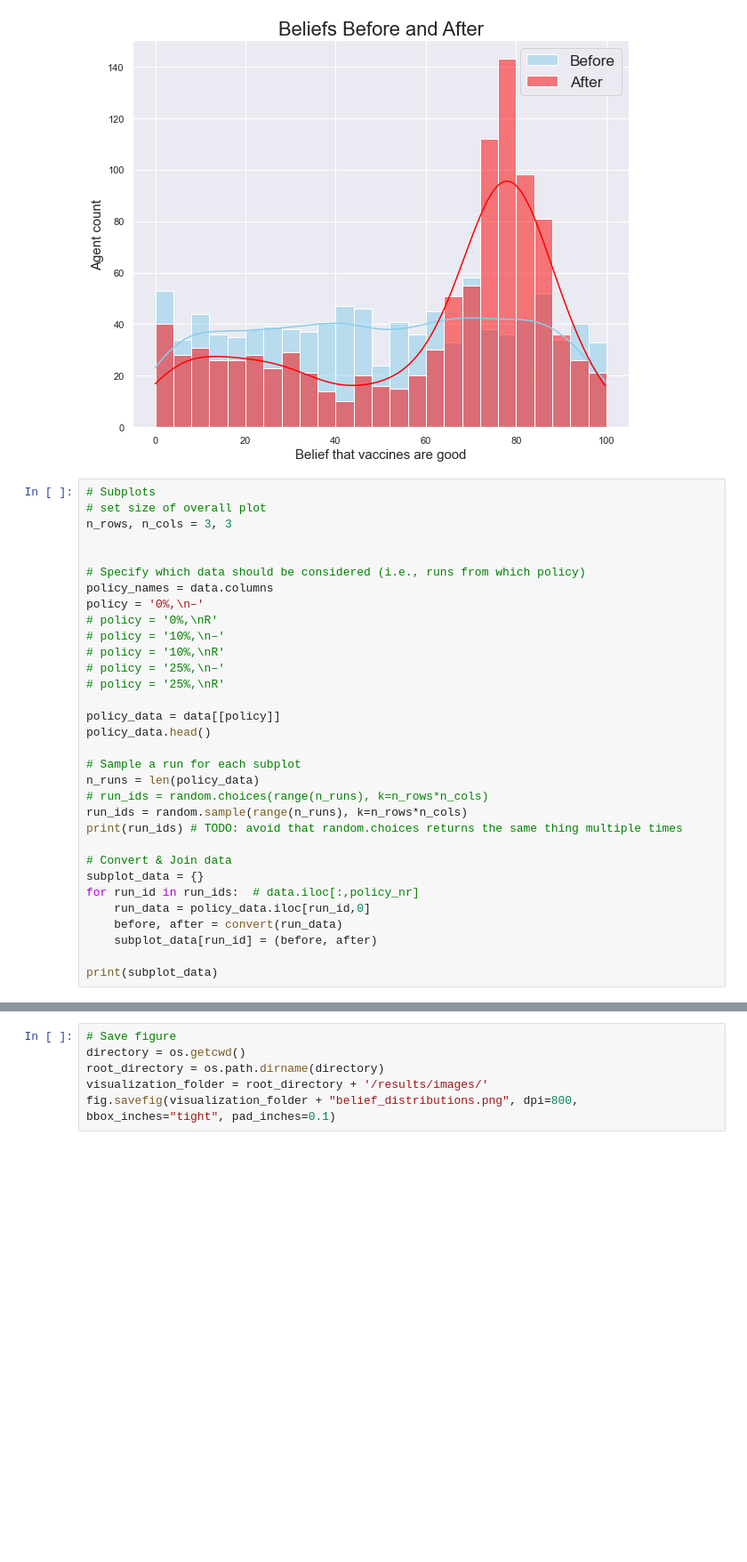
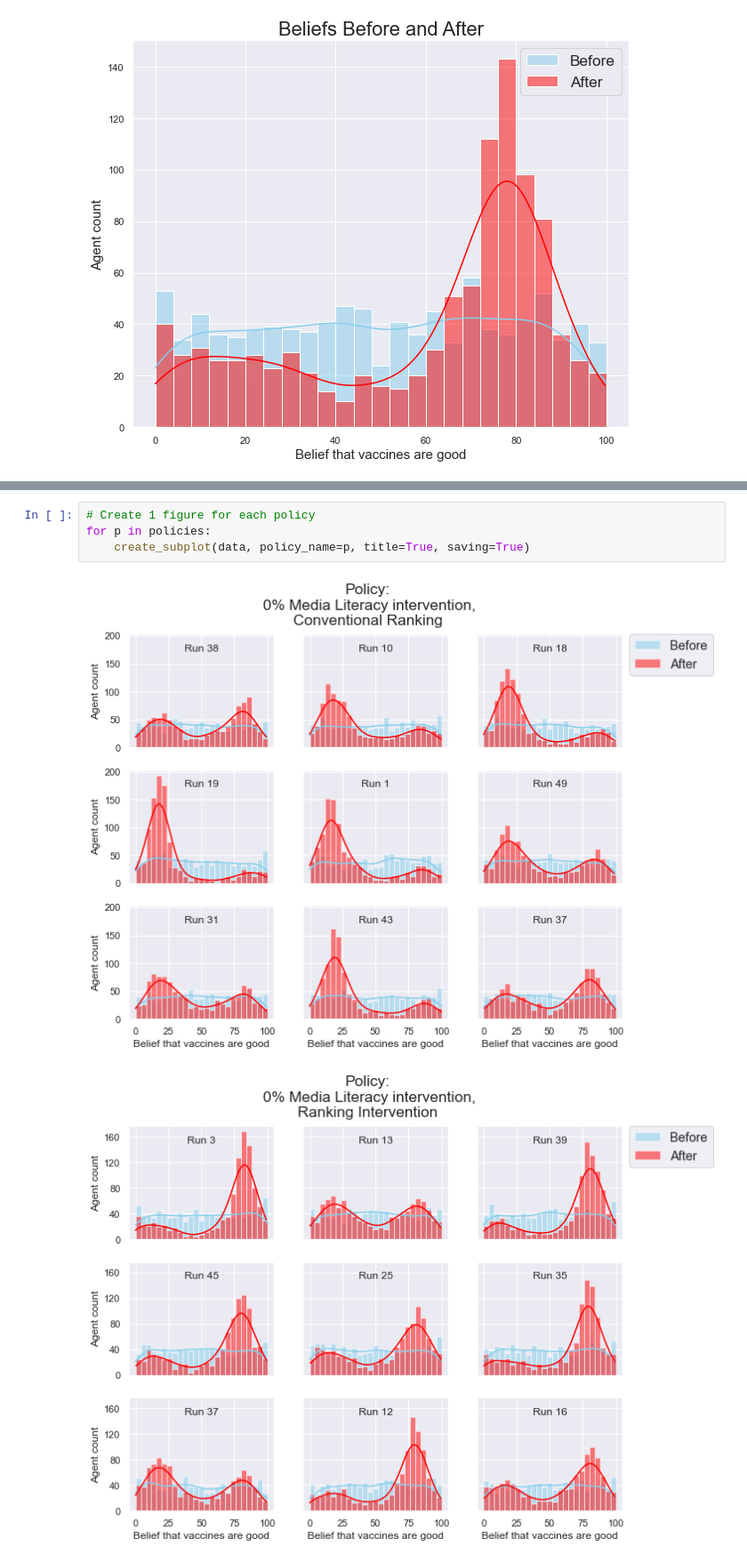
Before and after one commit to felicity-reddel/abm_internship, a Jupyter notebook: notebooks/Viz_Belief_Distributions.ipynb, the cells around one changed output, grey strips where cells are left out. Shown at 89% size. Drawn from its saved outputs; the diff is of its cells as text; blank space fills up the shorter version.

Commit message:
Tidy Viz (e.g., subplotting in function)

```diff
--- a/notebooks/Viz_Belief_Distributions.ipynb
+++ b/notebooks/Viz_Belief_Distributions.ipynb
@@ -141,35 +133,3 @@ plt.title("Beliefs Before and After", fontsize=22)
 plt.show()
 # %% [output]
 [figure]
-# %%
-# Subplots
-# set size of overall plot
-n_rows, n_cols = 3, 3
-
-
-# Specify which data should be considered (i.e., runs from which policy)
-policy_names = data.columns
-policy = '0%,\n–'
-# policy = '0%,\nR'
-# policy = '10%,\n–'
-# policy = '10%,\nR'
-# policy = '25%,\n–'
-# policy = '25%,\nR'
-
-policy_data = data[[policy]]
-policy_data.head()
-
-# Sample a run for each subplot
-n_runs = len(policy_data)
-# run_ids = random.choices(range(n_runs), k=n_rows*n_cols)
-run_ids = random.sample(range(n_runs), k=n_rows*n_cols)
-print(run_ids) # TODO: avoid that random.choices returns the same thing multiple times
-
-# Convert & Join data
-subplot_data = {}
-for run_id in run_ids:  # data.iloc[:,policy_nr]
-    run_data = policy_data.iloc[run_id,0]
-    before, after = convert(run_data)
-    subplot_data[run_id] = (before, after)
-
-print(subplot_data)
@@ -239,6 +216,7 @@ plt.show()
-# %%
-# Save figure
-directory = os.getcwd()
-root_directory = os.path.dirname(directory)
-visualization_folder = root_directory + '/results/images/'
-fig.savefig(visualization_folder + "belief_distributions.png", dpi=800, bbox_inches="tight", pad_inches=0.1)
+# %%
+# Create 1 figure for each policy
+for p in policies:
+    create_subplot(data, policy_name=p, title=True, saving=True)
+# %% [output]
+[figure, added]
+[figure, added]
```
Also changed, not shown: parts of 9 cells of this notebook, 7 other files.
